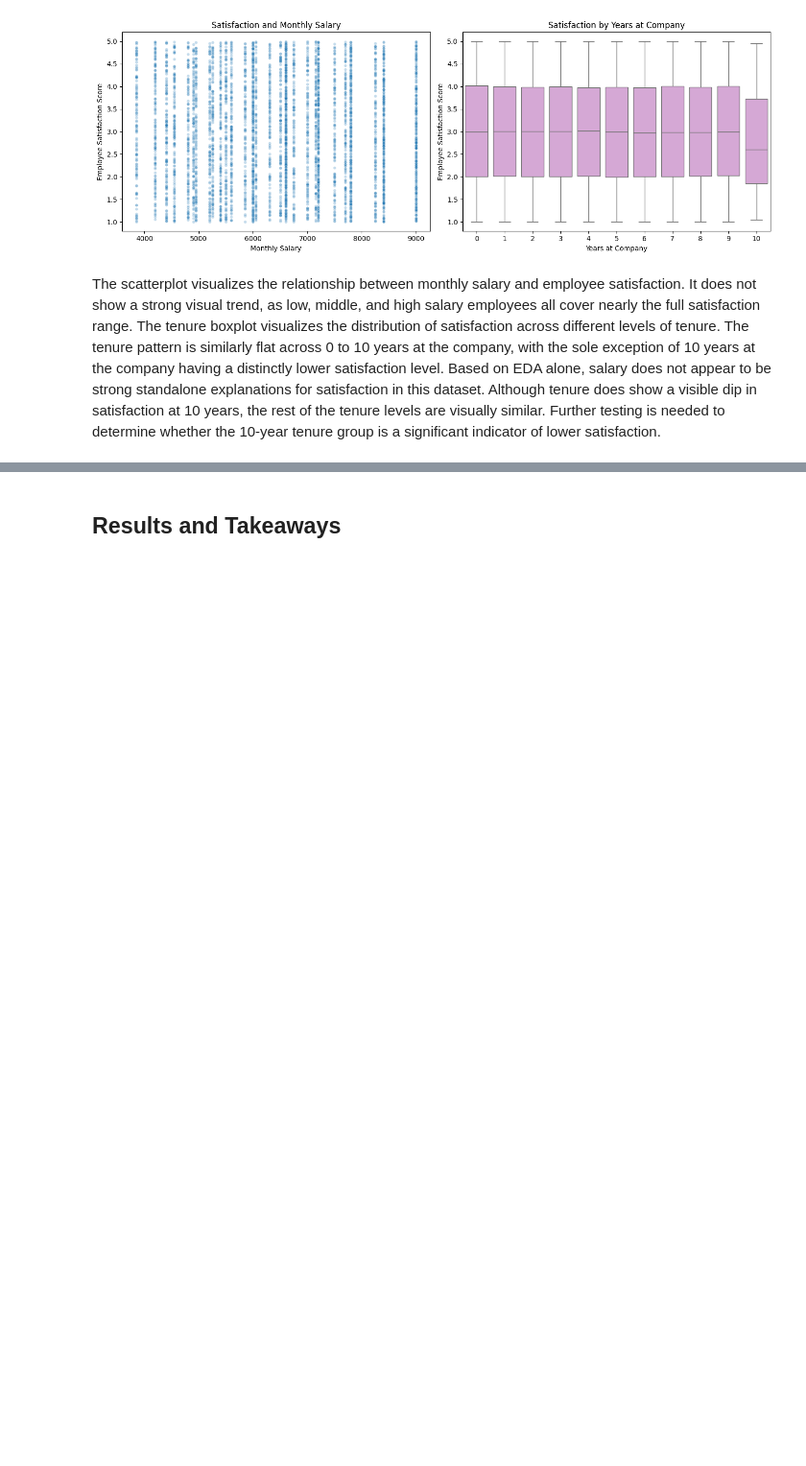
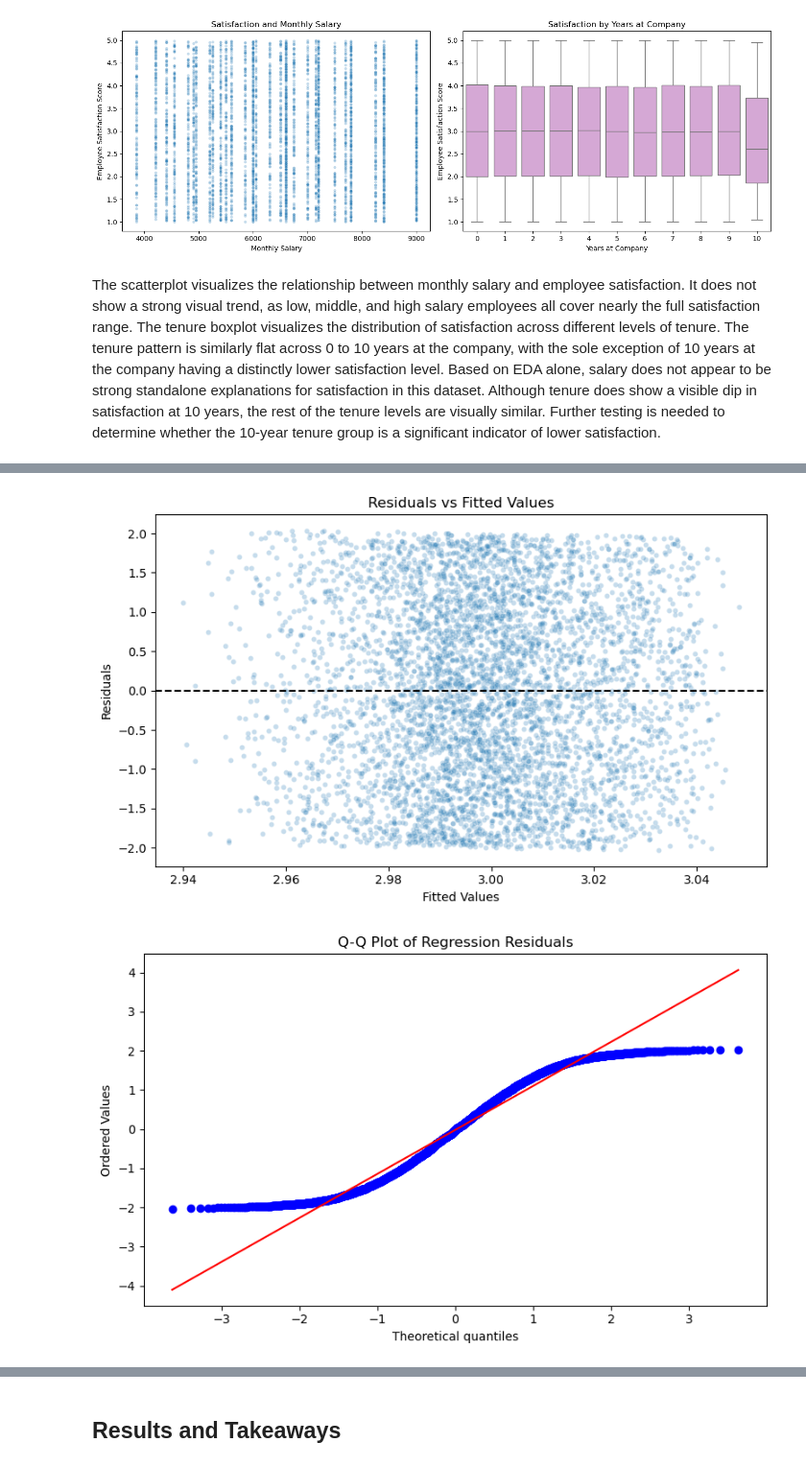
Before and after one commit to roxybehj/Math189_Group7, a Jupyter notebook: final_project.ipynb, the cells around one changed output, grey strips where cells are left out. Shown at 96% size. Drawn from its saved outputs; the diff is of its cells as text; code cells hidden in the pictures; blank space fills up the shorter version.

Commit message:
Update final project notebook

```diff
--- a/final_project.ipynb
+++ b/final_project.ipynb
@@ -526,0 +615,18 @@ The scatterplot visualizes the relationship between monthly salary and employee
+# %%
+# Statistical Analysis Part 2: Multiple Linear Regression
+from statsmodels.stats.diagnostic import het_breuschpagan
+from statsmodels.stats.outliers_influence import variance_inflation_factor
+from patsy import dmatrices
+
+# Main regression model.
+# We exclude Employee_ID because it is only an identifier and Hire_Date because Years_At_Company captures tenure more directly.
+regression_formula = '''
+Employee_Satisfaction_Score ~ Performance_Score + Promotions + C(Department)
++ Years_At_Company + Monthly_Salary + Work_Hours_Per_Week + Overtime_Hours
++ Training_Hours + Projects_Handled + Sick_Days + Team_Size + Age
++ Remote_Work_Frequency + Resigned
+'''
+
+ols_model = smf.ols(regression_formula, data=analysis_df).fit()
+
+print(ols_model.summary())
@@ -526,0 +793,29 @@ The scatterplot visualizes the relationship between monthly salary and employee
+# %%
+# Residual diagnostic plots
+import matplotlib.pyplot as plt
+import seaborn as sns
+import scipy.stats as scipy_stats
+
+# Use a sample for plots so the figures are readable.
+plot_df = pd.DataFrame({
+    "fitted": ols_model.fittedvalues,
+    "residuals": ols_model.resid
+}).sample(n=5000, random_state=189)
+
+fig, ax = plt.subplots(figsize=(8, 5))
+sns.scatterplot(data=plot_df, x="fitted", y="residuals", alpha=0.25, s=18, ax=ax)
+ax.axhline(0, linestyle="--", color="black")
+ax.set_title("Residuals vs Fitted Values")
+ax.set_xlabel("Fitted Values")
+ax.set_ylabel("Residuals")
+plt.tight_layout()
+plt.show()
+
+fig, ax = plt.subplots(figsize=(8, 5))
+scipy_stats.probplot(ols_model.resid.sample(n=5000, random_state=189), dist="norm", plot=ax)
+ax.set_title("Q-Q Plot of Regression Residuals")
+plt.tight_layout()
+plt.show()
+# %% [output]
+[figure, added]
+[figure, added]
```
Also changed, not shown: parts of 13 cells of this notebook.
